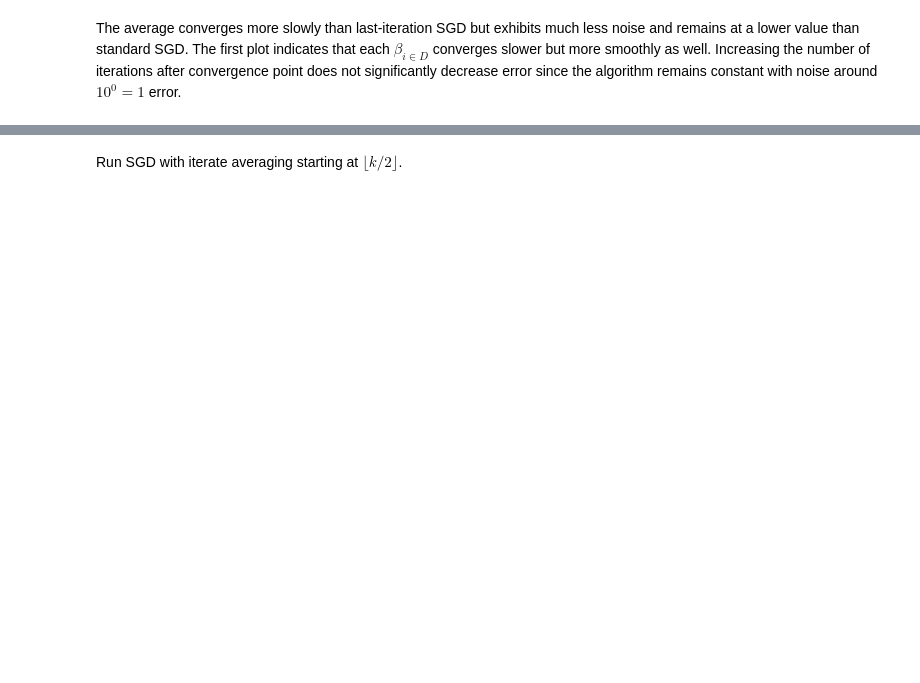
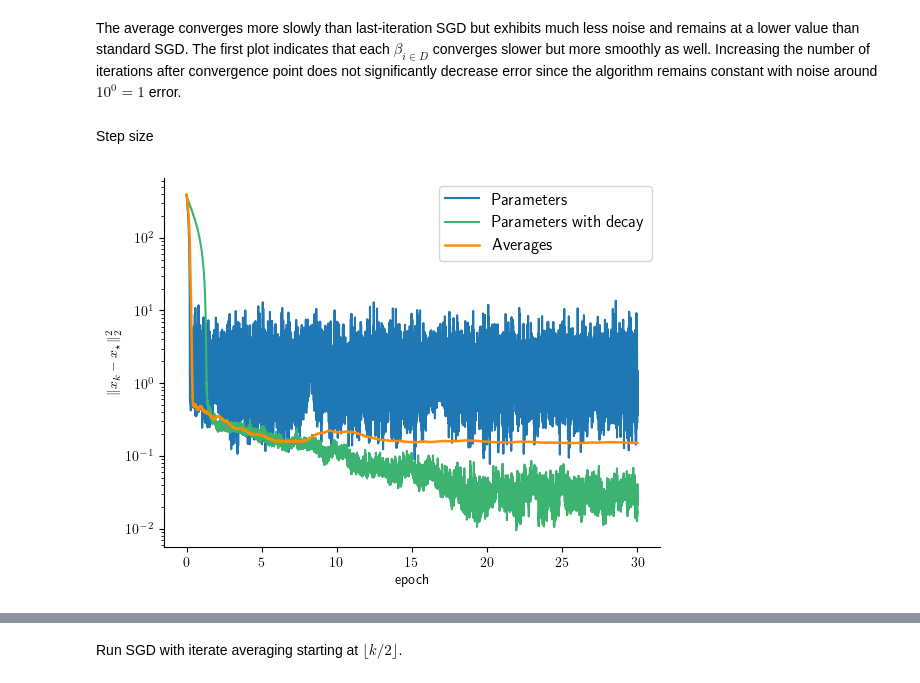
Before and after one commit to EfimSo/SGD, a Jupyter notebook: SGD.ipynb, the cells around one changed output, grey strips where cells are left out. Saved outputs shown, nothing was run; the diff lists cells and outputs as text; code cells hidden in the pictures; blank space fills up the shorter version.

```diff
--- a/SGD.ipynb
+++ b/SGD.ipynb
@@ -137,2 +153,13 @@ _ = plot_iterates_and_squared_errors(paramiters, paramiters_averaged, true_beta,
 # %% [markdown]
 The average converges more slowly than last-iteration SGD but exhibits much less noise and remains at a lower value than standard SGD. The first plot indicates that each $\beta_{i \in D}$ converges slower but more smoothly as well. Increasing the number of iterations after convergence point does not significantly decrease error since the algorithm remains constant with noise around $10^0 = 1$ error.
+# %% [markdown]
+Step size
+# %%
+epochs = 30
+for i in [9]:#[2, 5, 7, 9]:
+    steps = i / 10
+    paramiters, paramiters_averaged = run_SGD(grad_sgd_loss, epochs, init_param, steps, stepsize_decayrate, batchsize, N)
+    paramiters_dec, _ = run_SGD(grad_sgd_loss, epochs, init_param, steps, 0.3, batchsize, N)
+    _ = plot_iterates_and_squared_errors_dec(paramiters, paramiters_averaged, paramiters_dec, true_beta, opt_param, 0, epochs, N, batchsize) #, ax1, ax2, i)
+# %% [output]
+[figure, added]
```
Also changed, not shown: parts of 12 cells of this notebook, 7 other files.
